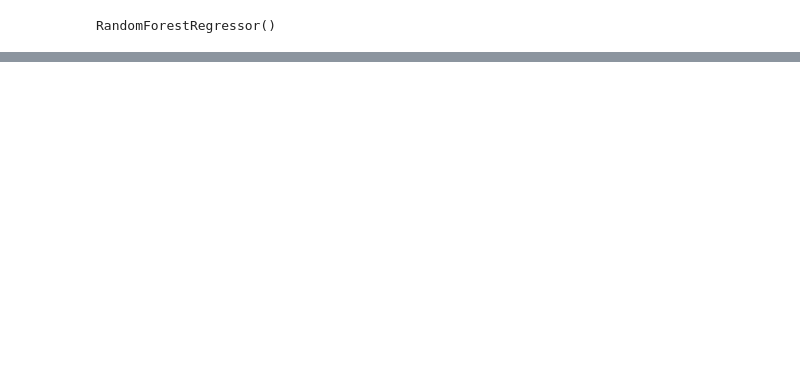
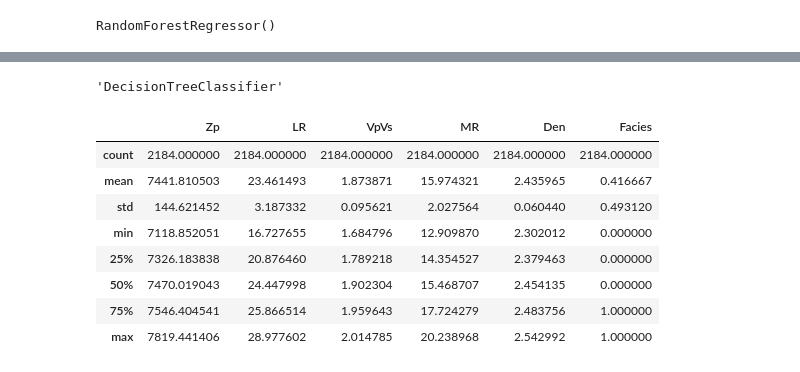
Before and after one commit to nnta1982/pythoncourse_PQPOC, a Jupyter notebook: src/day5_machinelearning.ipynb, the cells around one changed output, grey strips where cells are left out. Drawn from its saved outputs; the diff is of its cells as text; code cells hidden in the pictures; blank space fills up the shorter version.

```diff
--- a/src/day5_machinelearning.ipynb
+++ b/src/day5_machinelearning.ipynb
@@ -286,0 +322,4 @@ plt.grid(True)
+# %%
+DecisionTreeClassifier().__class__.__name__
+# %% [output]
+'DecisionTreeClassifier'
@@ -286,0 +381,12 @@ plt.grid(True)
+# %%
+ml.check_data()
+# %% [output]
+|  | Zp | LR | VpVs | MR | Den | Facies |
+| count | 2184.000000 | 2184.000000 | 2184.000000 | 2184.000000 | 2184.000000 | 2184.000000 |
+| mean | 7441.810503 | 23.461493 | 1.873871 | 15.974321 | 2.435965 | 0.416667 |
+| std | 144.621452 | 3.187332 | 0.095621 | 2.027564 | 0.060440 | 0.493120 |
+| min | 7118.852051 | 16.727655 | 1.684796 | 12.909870 | 2.302012 | 0.000000 |
+| 25% | 7326.183838 | 20.876460 | 1.789218 | 14.354527 | 2.379463 | 0.000000 |
+| 50% | 7470.019043 | 24.447998 | 1.902304 | 15.468707 | 2.454135 | 0.000000 |
+| 75% | 7546.404541 | 25.866514 | 1.959643 | 17.724279 | 2.483756 | 1.000000 |
+| max | 7819.441406 | 28.977602 | 2.014785 | 20.238968 | 2.542992 | 1.000000 |
```
Also changed, not shown: parts of 34 cells of this notebook, 32 other files.
